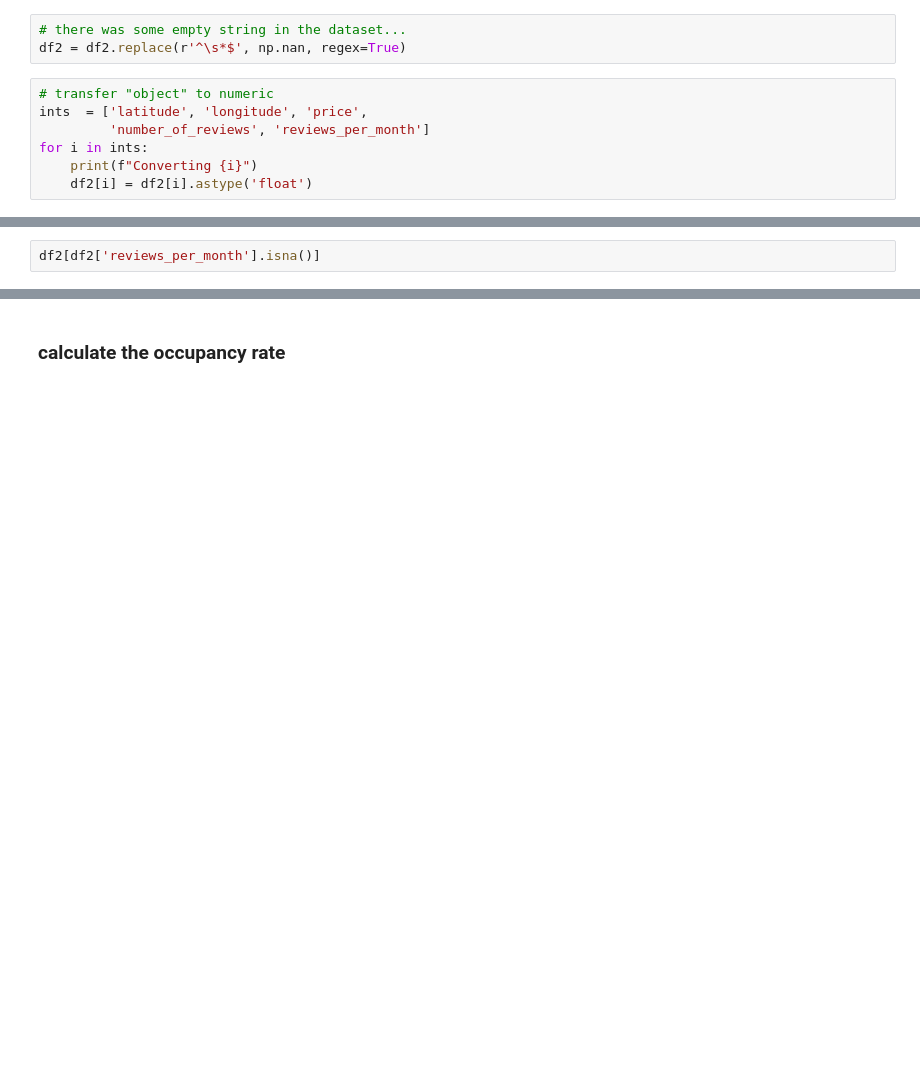
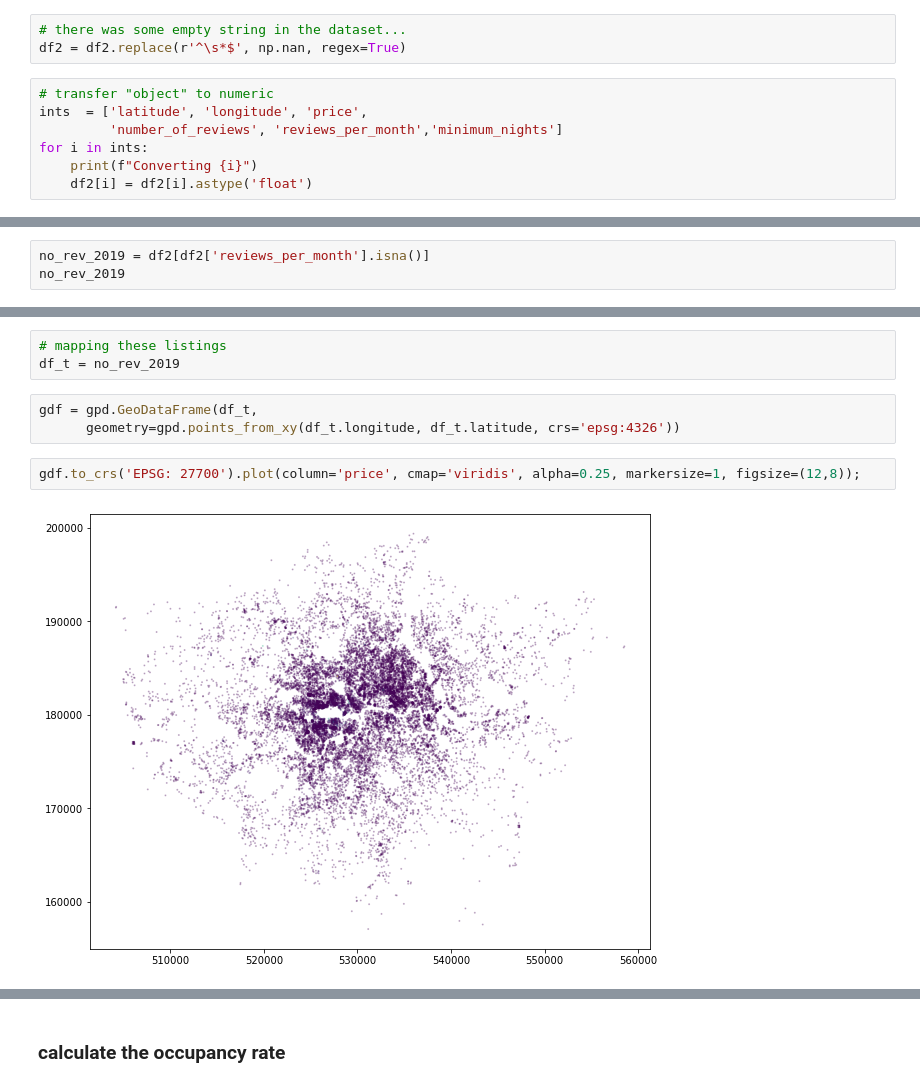
Before and after one commit to JinJiang22/fsds_GroupWork, a Jupyter notebook: Reproducible Analysis.ipynb, the cells around one changed output, grey strips where cells are left out. Cells and saved outputs as stored; diff of their text form; blank space fills up the shorter version.

```diff
--- a/Reproducible Analysis.ipynb
+++ b/Reproducible Analysis.ipynb
@@ -257,7 +257,7 @@ df2 = df2.replace(r'^\s*$', np.nan, regex=True)
 # %%
 # transfer "object" to numeric
 ints  = ['latitude', 'longitude', 'price',
-         'number_of_reviews', 'reviews_per_month']
+         'number_of_reviews', 'reviews_per_month','minimum_nights']
 for i in ints:
     print(f"Converting {i}")
     df2[i] = df2[i].astype('float')
@@ -335,7 +346,8 @@ id                                  168
 room_class                            0
 dtype: int64
 # %%
-df2[df2['reviews_per_month'].isna()]
+no_rev_2019 = df2[df2['reviews_per_month'].isna()]
+no_rev_2019
 # %% [output]
 |  | id | name | host_id | host_name | neighbourhood_group | neighbourhood | latitude | longitude | ... |
 | 64938 | 38151 | Double room/ lounge | 163634 | Lisa | NaN | Croydon | 51.41940 | -0.08722 | ... |
@@ -353 +365,11 @@ df2[df2['reviews_per_month'].isna()]
+# %%
+# mapping these listings
+df_t = no_rev_2019
+# %%
+gdf = gpd.GeoDataFrame(df_t,
+      geometry=gpd.points_from_xy(df_t.longitude, df_t.latitude, crs='epsg:4326'))
+# %%
+gdf.to_crs('EPSG: 27700').plot(column='price', cmap='viridis', alpha=0.25, markersize=1, figsize=(12,8));
+# %% [output]
+[figure, added]
 # %% [markdown]
```
Also changed, not shown: parts of 25 cells of this notebook.
